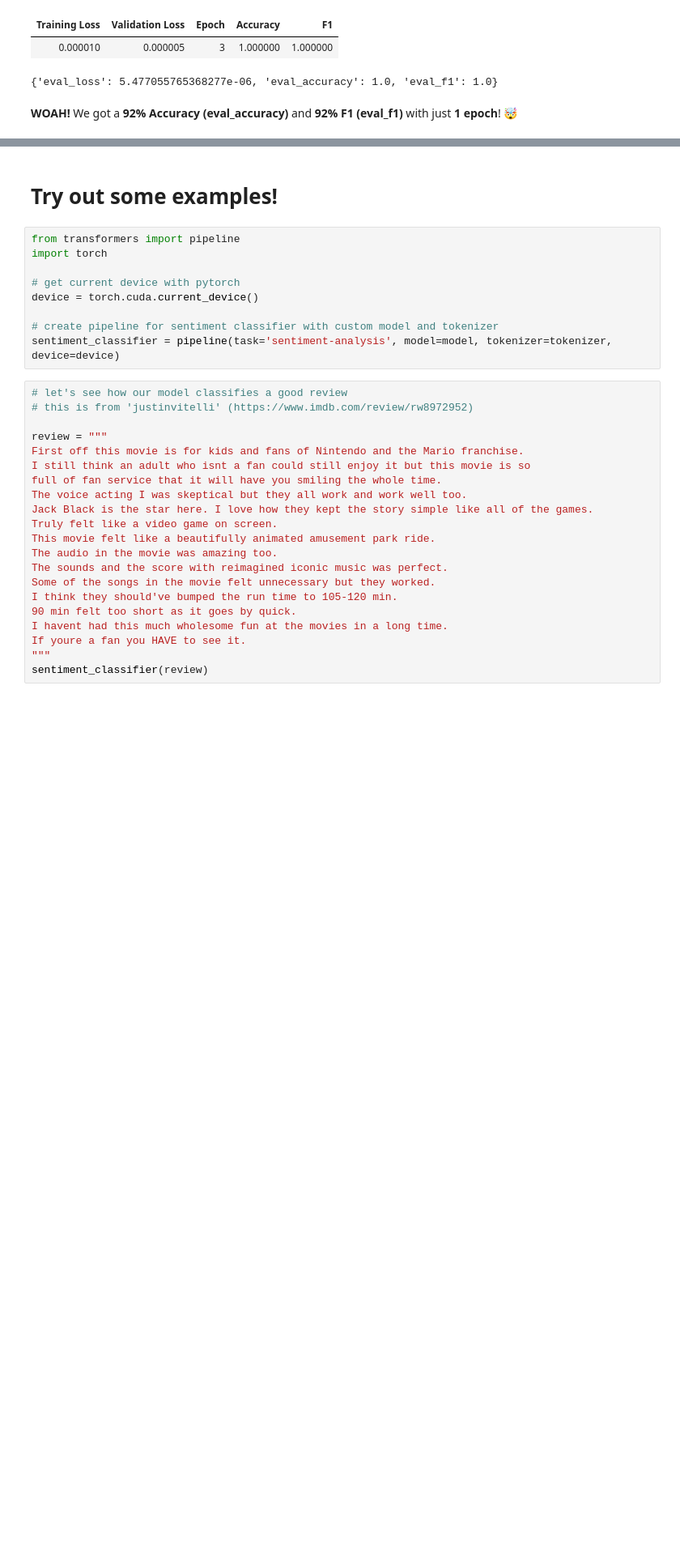
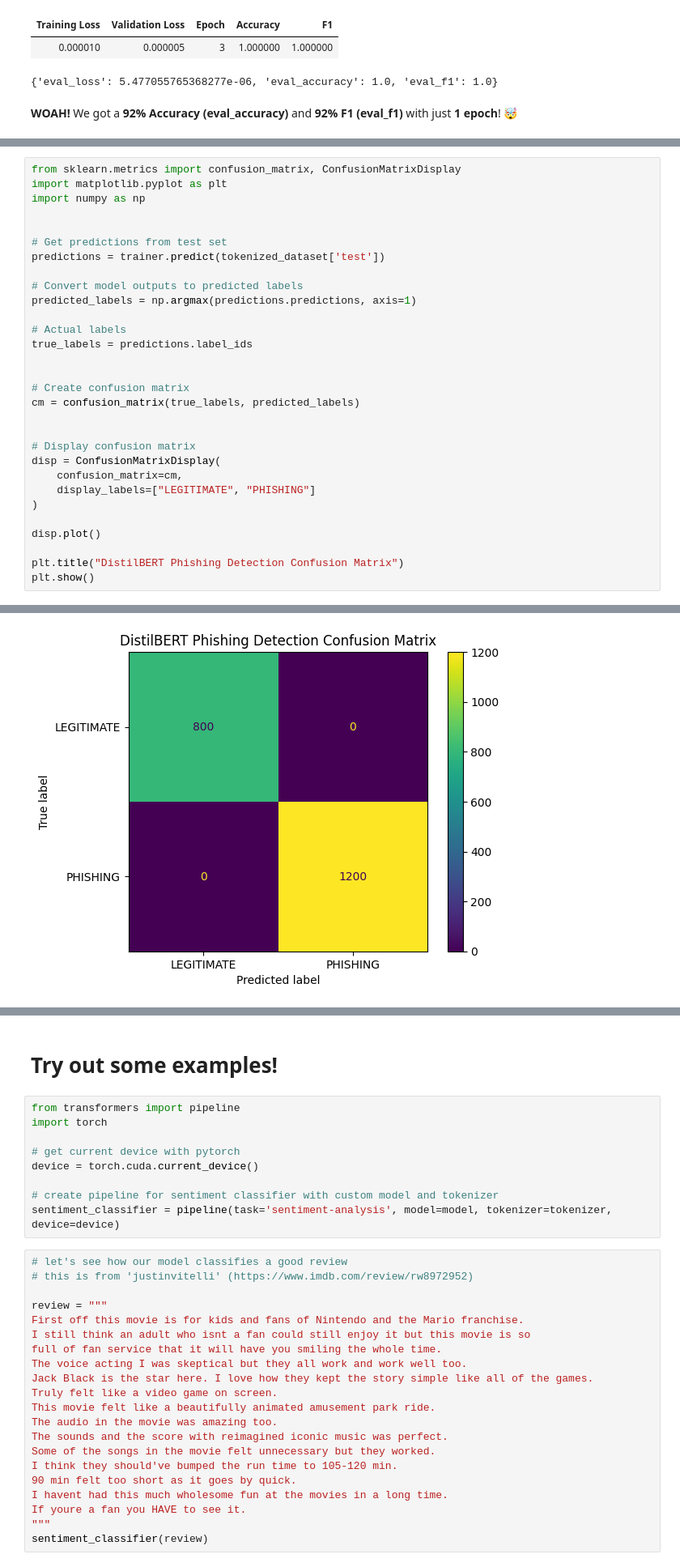
Before and after one commit to Yayu11/IAT360_NLP, a Jupyter notebook: NLP_Scam_Email_Classification.ipynb, the cells around one changed output, grey strips where cells are left out. Shown at 81% size. Cells and saved outputs as stored; diff of their text form; blank space fills up the shorter version.

```diff
--- a/NLP_Scam_Email_Classification.ipynb
+++ b/NLP_Scam_Email_Classification.ipynb
@@ -268,0 +319,31 @@ trainer.evaluate(tokenized_dataset['test'])
+# %%
+from sklearn.metrics import confusion_matrix, ConfusionMatrixDisplay
+import matplotlib.pyplot as plt
+import numpy as np
+
+
+# Get predictions from test set
+predictions = trainer.predict(tokenized_dataset['test'])
+
+# Convert model outputs to predicted labels
+predicted_labels = np.argmax(predictions.predictions, axis=1)
+
+# Actual labels
+true_labels = predictions.label_ids
+
+
+# Create confusion matrix
+cm = confusion_matrix(true_labels, predicted_labels)
+
+
+# Display confusion matrix
+disp = ConfusionMatrixDisplay(
+    confusion_matrix=cm,
+    display_labels=["LEGITIMATE", "PHISHING"]
+)
+
+disp.plot()
+
+plt.title("DistilBERT Phishing Detection Confusion Matrix")
+plt.show()
+# %% [output]
@@ -268,0 +351 @@ trainer.evaluate(tokenized_dataset['test'])
+[figure, added]
```
Also changed, not shown: parts of 7 cells of this notebook.
